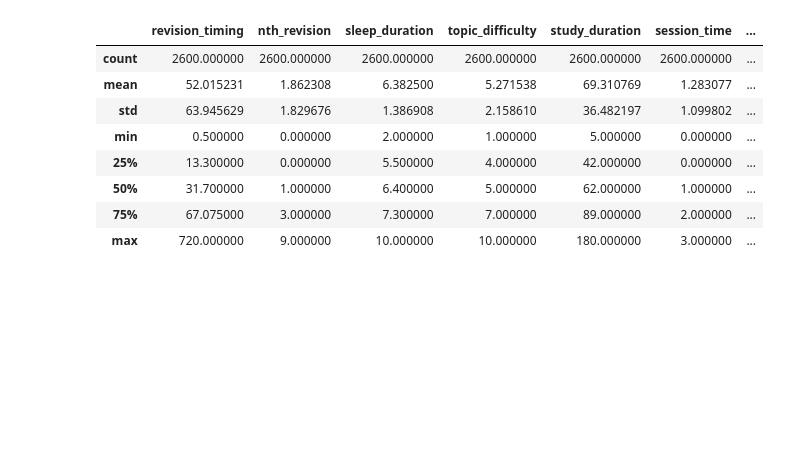
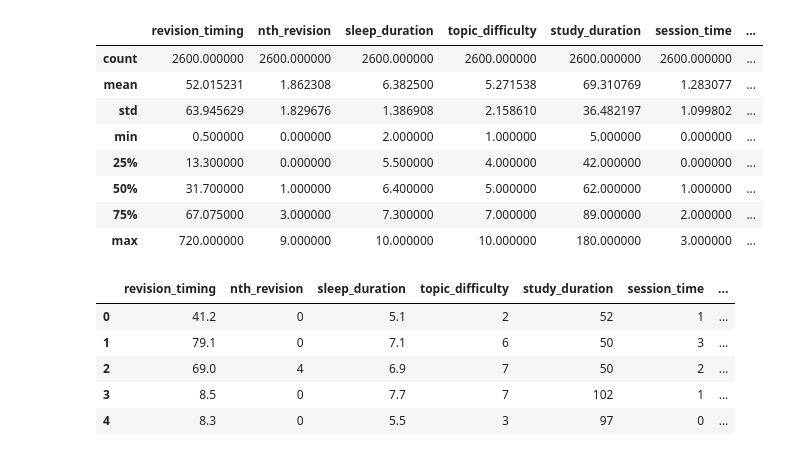
Before and after one commit to GITTY5678/ML-based-approach-to-Ebbinghaus-forgetting-curve, a Jupyter notebook: data cleaning/data_inspect.ipynb, the cells around one changed output. Saved outputs shown, nothing was run; the diff lists cells and outputs as text; code cells hidden in the pictures; blank space fills up the shorter version.

```diff
--- a/data cleaning/data_inspect.ipynb
+++ b/data cleaning/data_inspect.ipynb
@@ -50,3 +50,12 @@ data.describe(include='all')
 | 50% | 31.700000 | 1.000000 | 6.400000 | 5.000000 | 62.000000 | 1.000000 | ... |
 | 75% | 67.075000 | 3.000000 | 7.300000 | 7.000000 | 89.000000 | 2.000000 | ... |
 | max | 720.000000 | 9.000000 | 10.000000 | 10.000000 | 180.000000 | 3.000000 | ... |
+# %%
+data.head(5)
+# %% [output]
+|  | revision_timing | nth_revision | sleep_duration | topic_difficulty | study_duration | session_time | ... |
+| 0 | 41.2 | 0 | 5.1 | 2 | 52 | 1 | ... |
+| 1 | 79.1 | 0 | 7.1 | 6 | 50 | 3 | ... |
+| 2 | 69.0 | 4 | 6.9 | 7 | 50 | 2 | ... |
+| 3 | 8.5 | 0 | 7.7 | 7 | 102 | 1 | ... |
+| 4 | 8.3 | 0 | 5.5 | 3 | 97 | 0 | ... |
```
Also changed, not shown: parts of 5 cells of this notebook.
